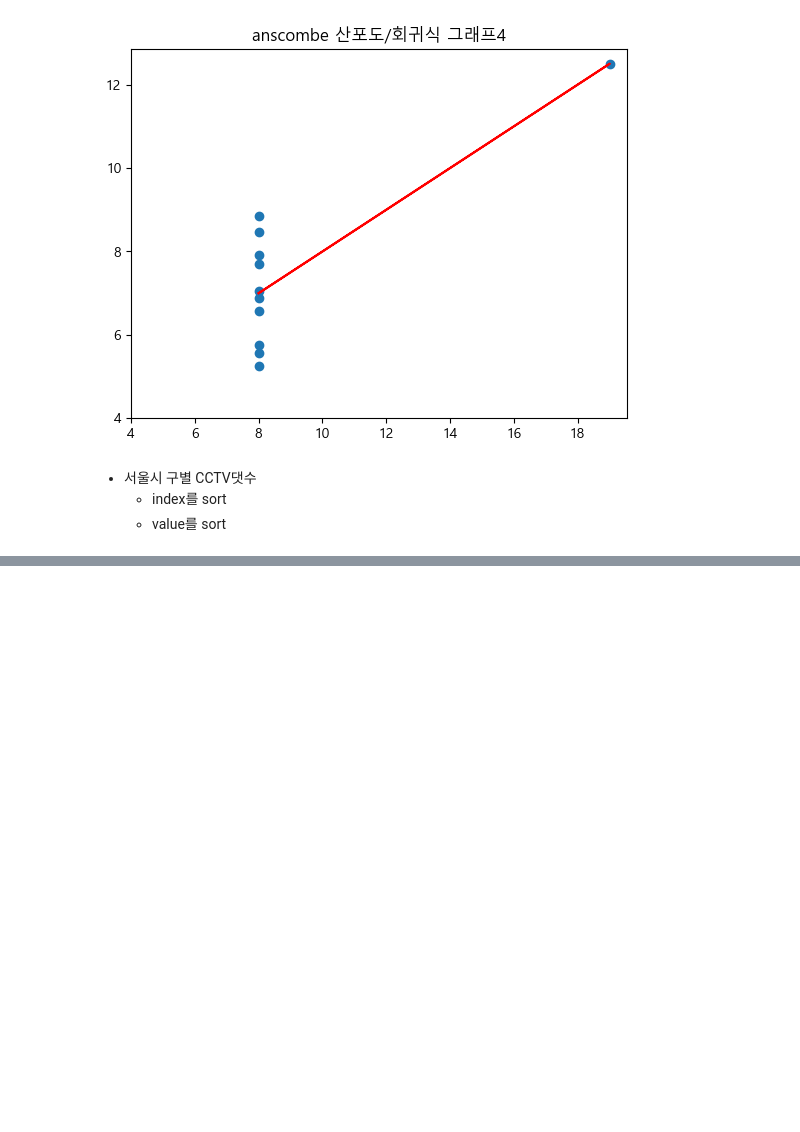
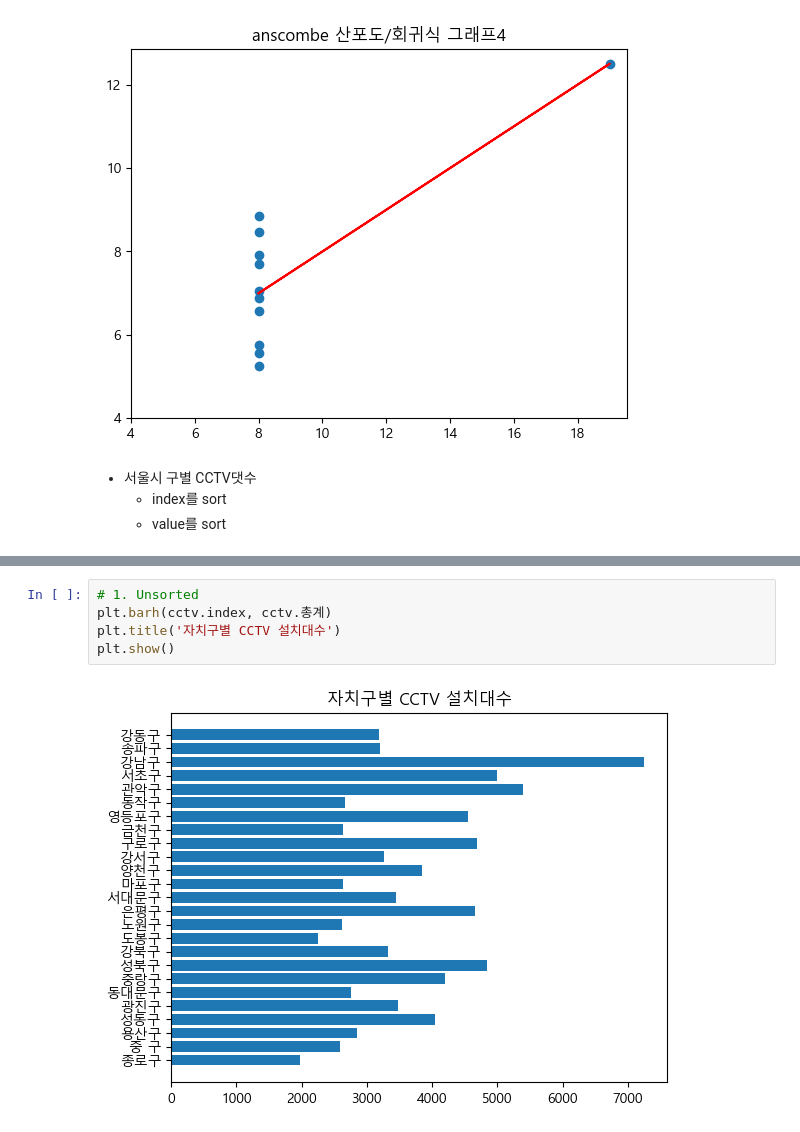
Before and after one commit to dohymy/03.-DataAnalysis-Lecture-2023-04, a Jupyter notebook: 03.시각화/연습문제(04.18).ipynb, the cells around one changed output, grey strips where cells are left out. Saved outputs shown, nothing was run; the diff lists cells and outputs as text; blank space fills up the shorter version.

```diff
--- a/03.시각화/연습문제(04.18).ipynb
+++ b/03.시각화/연습문제(04.18).ipynb
@@ -157,0 +158,7 @@ cctv.head()
+# %%
+# 1. Unsorted
+plt.barh(cctv.index, cctv.총계)
+plt.title('자치구별 CCTV 설치대수')
+plt.show()
+# %% [output]
+[figure, added]
```
Also changed, not shown: parts of 6 cells of this notebook, 4 other files.
